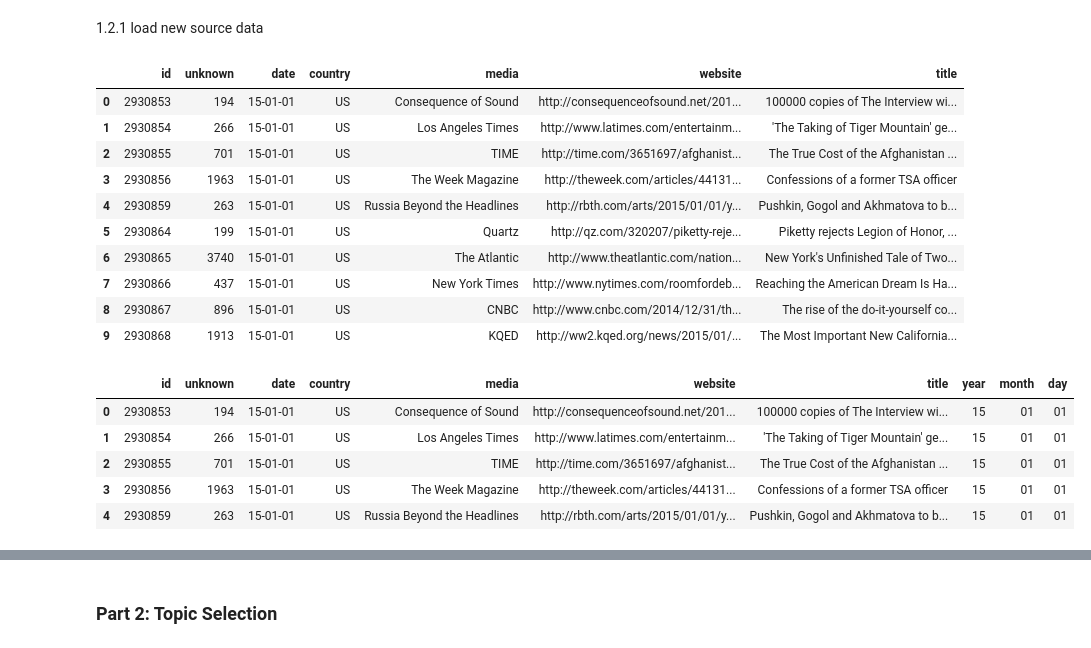
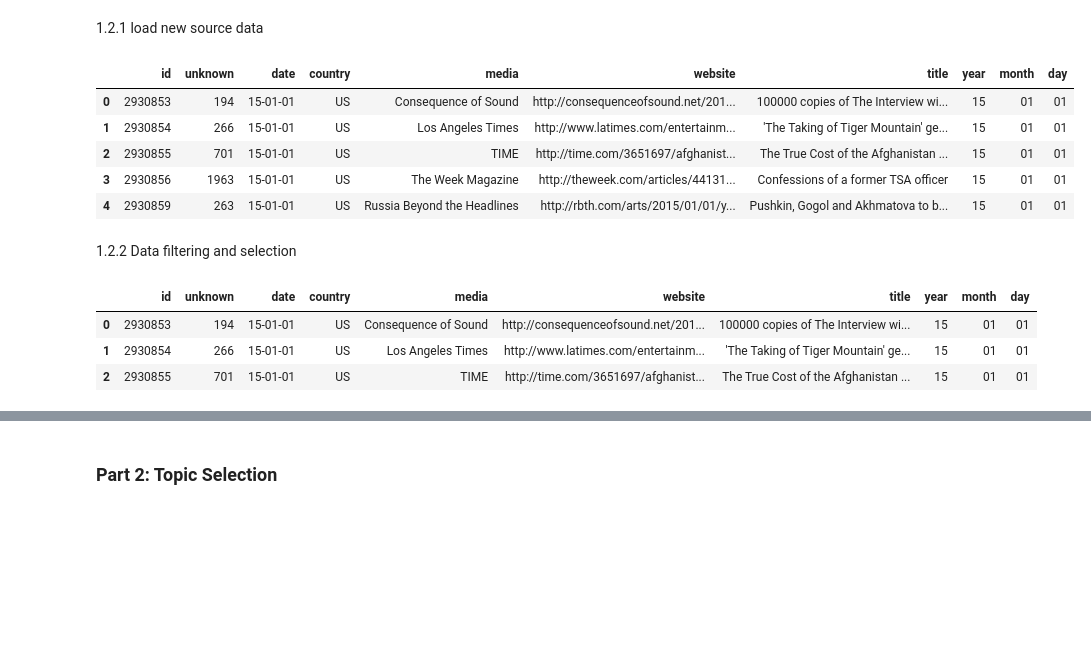
Before and after one commit to TRUMANCFY/Project_ADA_2018, a Jupyter notebook: ada-project.ipynb, the cells around one changed output, grey strips where cells are left out. Cells and saved outputs as stored; diff of their text form; code cells hidden in the pictures; blank space fills up the shorter version.

```diff
--- a/ada-project.ipynb
+++ b/ada-project.ipynb
@@ -119,29 +131,24 @@ new_src = pd.read_csv(os.path.join(src_folder, src_file), delimiter="\t", header
 # %%
 new_src.columns=['id','unknown','date','country','media','website','title']
 # %%
-new_src.head(10)
+new_src.head(5)
 # %% [output]
-|  | id | unknown | date | country | media | website | title |
-| 0 | 2930853 | 194 | 15-01-01 | US | Consequence of Sound | http://consequenceofsound.net/201... | 100000 copies of The Interview wi... |
-| 1 | 2930854 | 266 | 15-01-01 | US | Los Angeles Times | http://www.latimes.com/entertainm... | 'The Taking of Tiger Mountain' ge... |
-| 2 | 2930855 | 701 | 15-01-01 | US | TIME | http://time.com/3651697/afghanist... | The True Cost of the Afghanistan ... |
-| 3 | 2930856 | 1963 | 15-01-01 | US | The Week Magazine | http://theweek.com/articles/44131... | Confessions of a former TSA officer |
-| 4 | 2930859 | 263 | 15-01-01 | US | Russia Beyond the Headlines | http://rbth.com/arts/2015/01/01/y... | Pushkin, Gogol and Akhmatova to b... |
-| 5 | 2930864 | 199 | 15-01-01 | US | Quartz | http://qz.com/320207/piketty-reje... | Piketty rejects Legion of Honor, ... |
-| 6 | 2930865 | 3740 | 15-01-01 | US | The Atlantic | http://www.theatlantic.com/nation... | New York's Unfinished Tale of Two... |
-| 7 | 2930866 | 437 | 15-01-01 | US | New York Times | http://www.nytimes.com/roomfordeb... | Reaching the American Dream Is Ha... |
-| 8 | 2930867 | 896 | 15-01-01 | US | CNBC | http://www.cnbc.com/2014/12/31/th... | The rise of the do-it-yourself co... |
-| 9 | 2930868 | 1913 | 15-01-01 | US | KQED | http://ww2.kqed.org/news/2015/01/... | The Most Important New California... |
+|  | id | unknown | date | country | media | website | title | year | month | day |
+| 0 | 2930853 | 194 | 15-01-01 | US | Consequence of Sound | http://consequenceofsound.net/201... | 100000 copies of The Interview wi... | 15 | 01 | 01 |
+| 1 | 2930854 | 266 | 15-01-01 | US | Los Angeles Times | http://www.latimes.com/entertainm... | 'The Taking of Tiger Mountain' ge... | 15 | 01 | 01 |
+| 2 | 2930855 | 701 | 15-01-01 | US | TIME | http://time.com/3651697/afghanist... | The True Cost of the Afghanistan ... | 15 | 01 | 01 |
+| 3 | 2930856 | 1963 | 15-01-01 | US | The Week Magazine | http://theweek.com/articles/44131... | Confessions of a former TSA officer | 15 | 01 | 01 |
+| 4 | 2930859 | 263 | 15-01-01 | US | Russia Beyond the Headlines | http://rbth.com/arts/2015/01/01/y... | Pushkin, Gogol and Akhmatova to b... | 15 | 01 | 01 |
+# %% [markdown]
+1.2.2 Data filtering and selection
 # %%
 new_src['year'], new_src['month'], new_src['day'] = new_src['date'].str.split('-', 2).str
 # %%
-new_src.head()
+new_src.head(3)
 # %% [output]
 |  | id | unknown | date | country | media | website | title | year | month | day |
 | 0 | 2930853 | 194 | 15-01-01 | US | Consequence of Sound | http://consequenceofsound.net/201... | 100000 copies of The Interview wi... | 15 | 01 | 01 |
 | 1 | 2930854 | 266 | 15-01-01 | US | Los Angeles Times | http://www.latimes.com/entertainm... | 'The Taking of Tiger Mountain' ge... | 15 | 01 | 01 |
 | 2 | 2930855 | 701 | 15-01-01 | US | TIME | http://time.com/3651697/afghanist... | The True Cost of the Afghanistan ... | 15 | 01 | 01 |
-| 3 | 2930856 | 1963 | 15-01-01 | US | The Week Magazine | http://theweek.com/articles/44131... | Confessions of a former TSA officer | 15 | 01 | 01 |
-| 4 | 2930859 | 263 | 15-01-01 | US | Russia Beyond the Headlines | http://rbth.com/arts/2015/01/01/y... | Pushkin, Gogol and Akhmatova to b... | 15 | 01 | 01 |
 # %%
 new_src_us = new_src[new_src['country']=='US']
```
Also changed, not shown: parts of 54 cells of this notebook.
